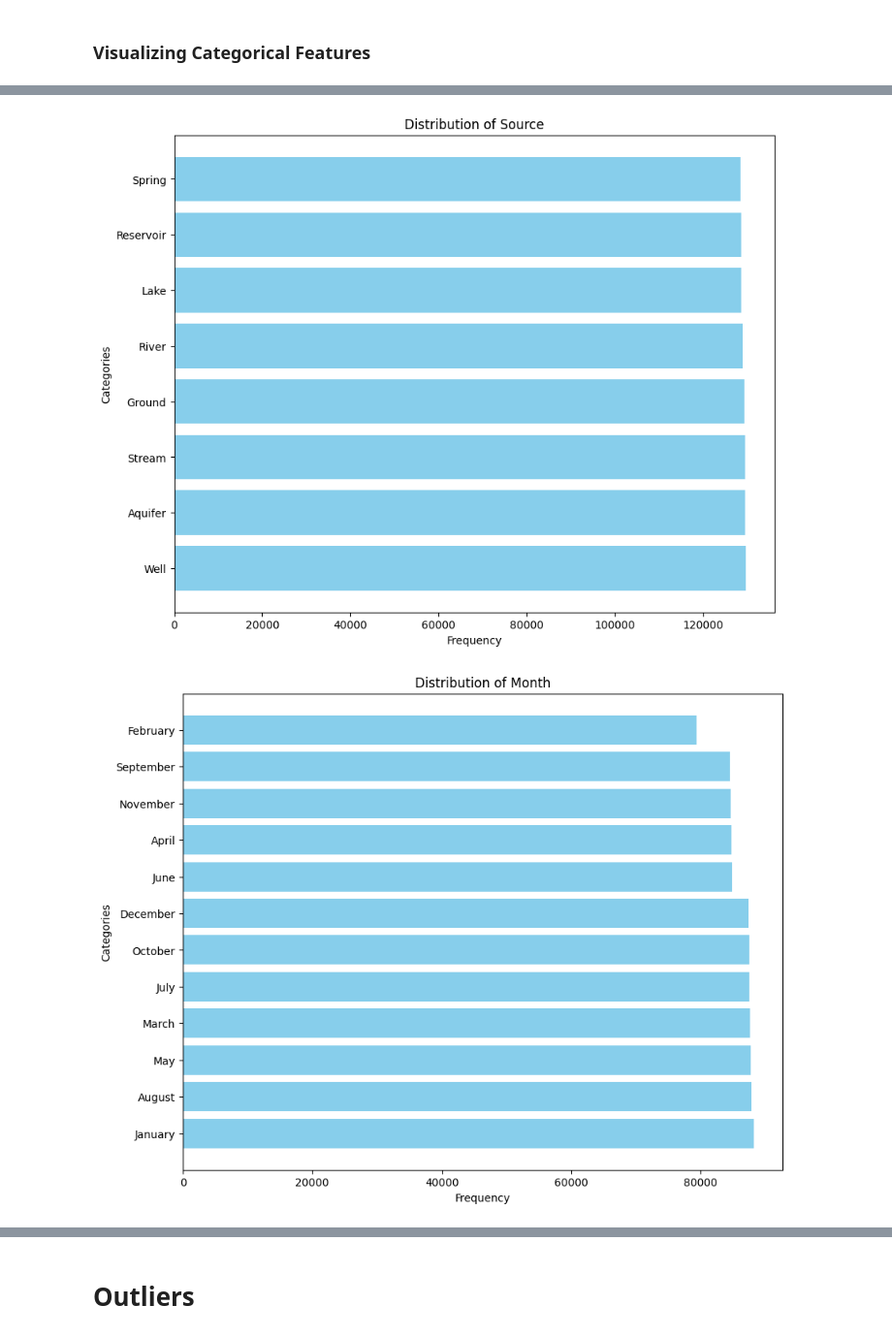
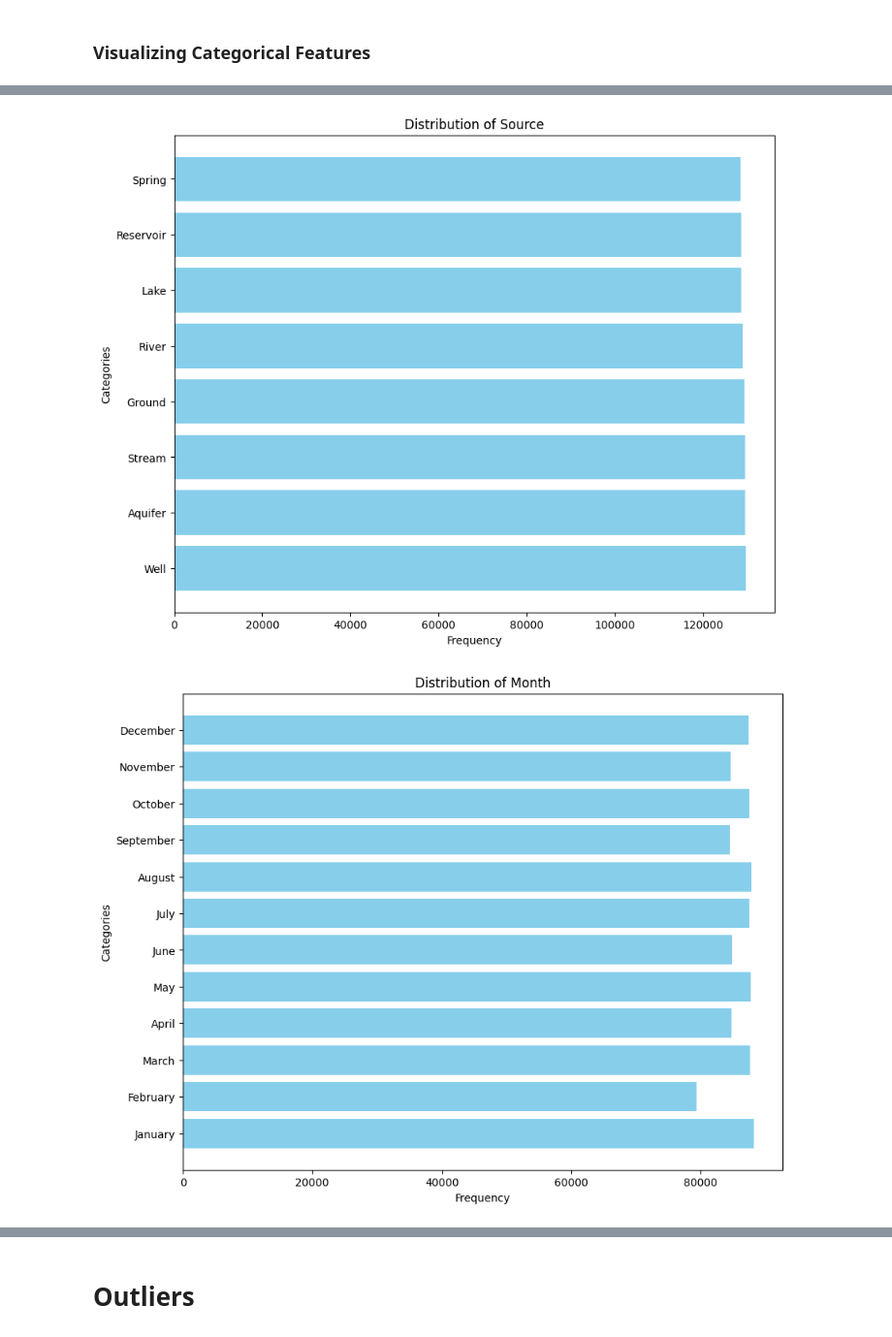
Before and after one commit to sebastien-andre/Water_Quality_Project, a Jupyter notebook: progress_reports/phase2/Water_Quality.ipynb, the cells around one changed output, grey strips where cells are left out. Shown at 97% size. Cells and saved outputs as stored; diff of their text form; code cells hidden in the pictures.

Commit message:
Fixed categorical graphs to look nicer

```diff
--- a/progress_reports/phase2/Water_Quality.ipynb
+++ b/progress_reports/phase2/Water_Quality.ipynb
@@ -238,26 +238,55 @@ for feature in continuous_features:
 # %%
 # Bar Plots
 plot_copy = df.copy()
 
 # Change target feature to True/False
 plot_copy['Target'] = plot_copy['Target'].map({0: False, 1: True})
 
+
+# Mapping for months to sort them chronologically
+month_order = {
+    'January': 1, 'February': 2, 'March': 3, 'April': 4, 'May': 5, 'June': 6,
+    'July': 7, 'August': 8, 'September': 9, 'October': 10, 'November': 11, 'December': 12
+}
+
 # Iterate through each categorical feature
 for feature in categorical_features:
     if feature in plot_copy.columns:
-        # Calculate the frequency of each category
-        category_counts = plot_copy[feature].value_counts()
+        if feature == 'Month':
+            # Sort 'Month' by chronological order
+            category_counts = plot_copy[feature].map(month_order).value_counts().sort_index()
+            # Map back to month names for plotting
+            category_counts.index = category_counts.index.map({v: k for k, v in month_order.items()})
+        elif feature in ['Day', 'Time of Day']:
+            # Sort 'Day' and 'Time of Day' by their natural order
+            category_counts = plot_copy[feature].value_counts().sort_index()
+        else:
+            # For other features, sort by frequency
+            category_counts = plot_copy[feature].value_counts()
 
         # Create a horizontal bar plot
         plt.figure(figsize=(10, 8))
         plt.barh(category_counts.index.astype(str), category_counts.values, color='skyblue')
         plt.title(f'Distribution of {feature}')
         plt.xlabel('Frequency')
         plt.ylabel('Categories')
-        # Uncomment the next line to save the plot as an image
-        # plt.savefig(f'images/bar_plots/{feature}')
         plt.show()
+# # Iterate through each categorical feature
+# for feature in categorical_features:
+#     if feature in plot_copy.columns:
+#         # Calculate the frequency of each category
+#         category_counts = plot_copy[feature].value_counts()
+
+#         # Create a horizontal bar plot
+#         plt.figure(figsize=(10, 8))
+#         plt.barh(category_counts.index.astype(str), category_counts.values, color='skyblue')
+#         plt.title(f'Distribution of {feature}')
+#         plt.xlabel('Frequency')
+#         plt.ylabel('Categories')
+#         # Uncomment the next line to save the plot as an image
+#         # plt.savefig(f'images/bar_plots/{feature}')
+#         plt.show()
 # %% [output]
 [figure]
 [figure]
-[figure, old version]
+[figure, new version]
```
Also changed, not shown: parts of 2 cells of this notebook.
